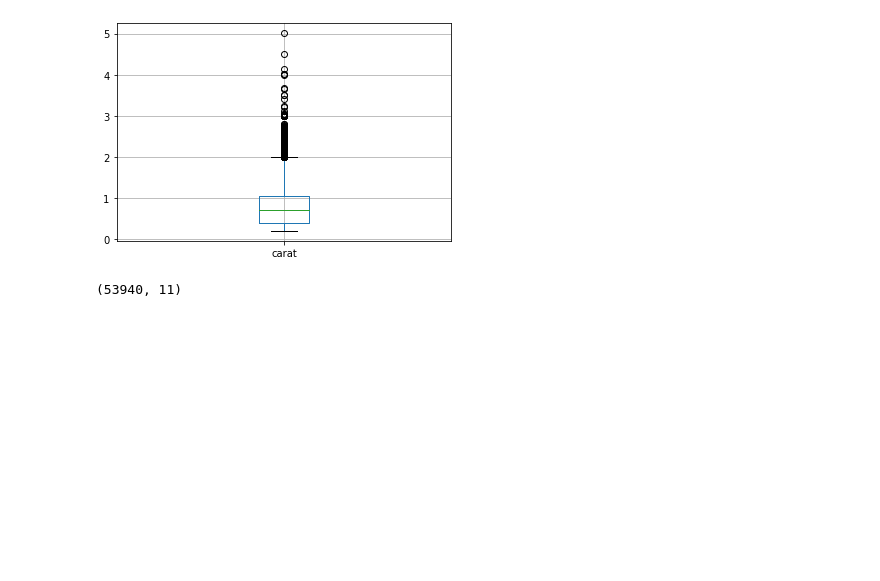
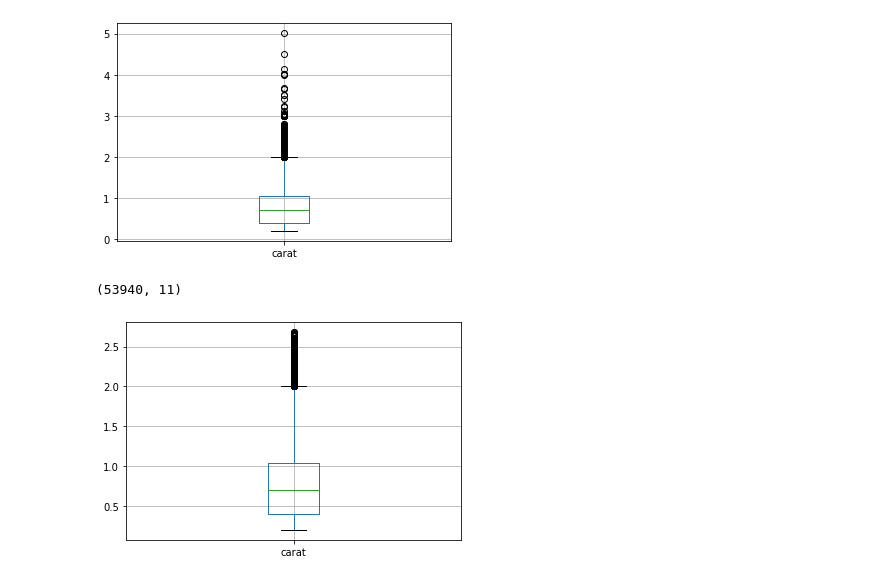
Before and after one commit to kenyo/mod-2-diamonds, a Jupyter notebook: main.ipynb, the cells around one changed output. Drawn from its saved outputs; the diff is of its cells as text; code cells hidden in the pictures; blank space fills up the shorter version.

```diff
--- a/main.ipynb
+++ b/main.ipynb
@@ -36,3 +37,11 @@ df.boxplot(['carat']);
 df.shape
 # %% [output]
 (53940, 11)
+# %%
+carat_mean = df.carat.mean()
+carat_std = df.carat.std()
+
+df = df[(df.carat < (carat_mean + (4 * carat_std))) & (df.carat > (carat_mean - (4 * carat_std)))]
+df.boxplot(['carat']);
+# %% [output]
+[figure, added]
```
Also changed, not shown: parts of 6 cells of this notebook.
